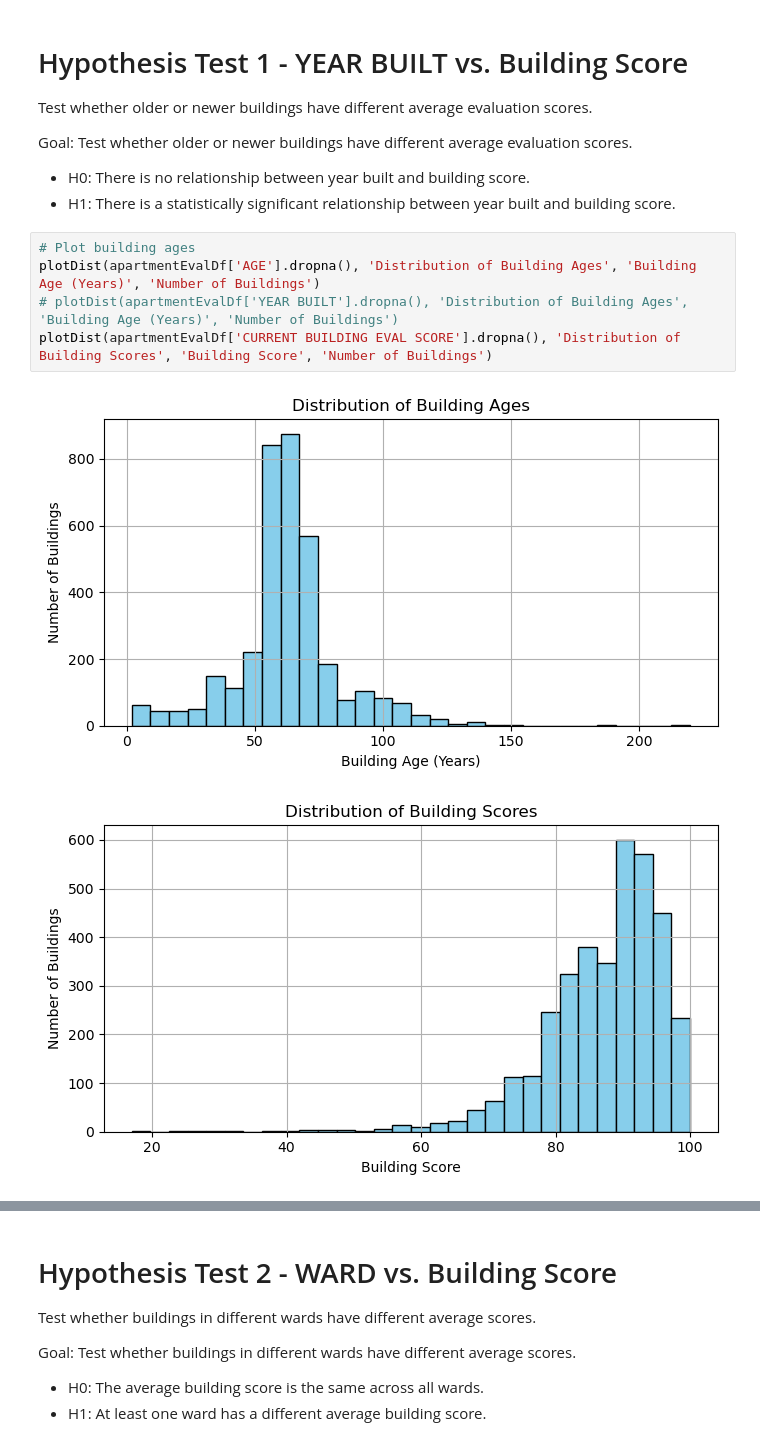
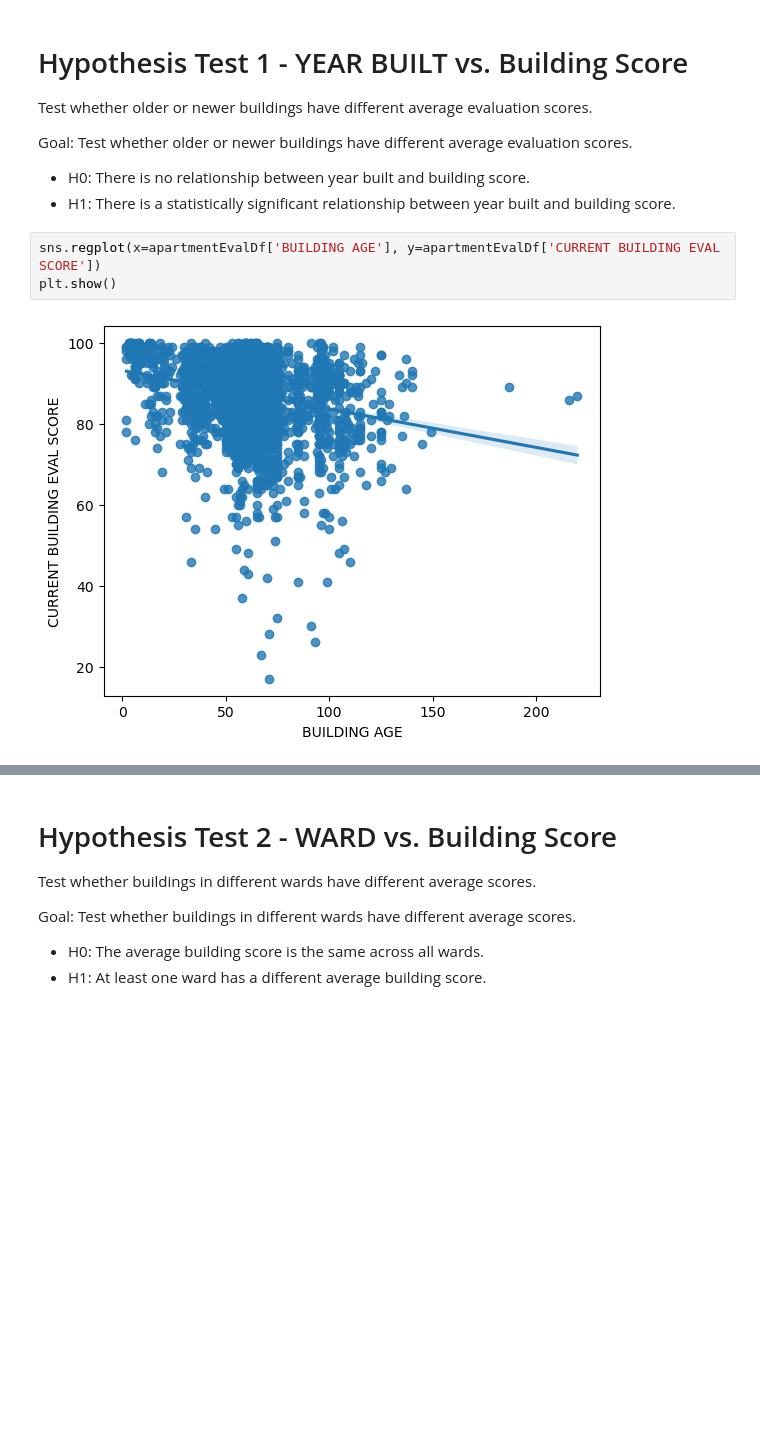
Before and after one commit to rodionol/DSStatsGroupProject, a Jupyter notebook: Term-Project-Group-1-vJN.ipynb, the cells around one changed output, grey strips where cells are left out. Cells and saved outputs as stored; diff of their text form; blank space fills up the shorter version.

```diff
--- a/Term-Project-Group-1-vJN.ipynb
+++ b/Term-Project-Group-1-vJN.ipynb
@@ -146,12 +147,9 @@ Goal: Test whether older or newer buildings have different average evaluation sc
 
 - H0: There is no relationship between year built and building score.
 - H1: There is a statistically significant relationship between year built and building score.
-# %%
-# Plot building ages
-plotDist(apartmentEvalDf['AGE'].dropna(), 'Distribution of Building Ages', 'Building Age (Years)', 'Number of Buildings')
-# plotDist(apartmentEvalDf['YEAR BUILT'].dropna(), 'Distribution of Building Ages', 'Building Age (Years)', 'Number of Buildings')
-plotDist(apartmentEvalDf['CURRENT BUILDING EVAL SCORE'].dropna(), 'Distribution of Building Scores', 'Building Score', 'Number of Buildings')
-# %% [output]
-[figure, removed]
-[figure, removed]
+# %%
+sns.regplot(x=apartmentEvalDf['BUILDING AGE'], y=apartmentEvalDf['CURRENT BUILDING EVAL SCORE'])
+plt.show()
+# %% [output]
+[figure, added]
 # %% [markdown]
```
Also changed, not shown: parts of 8 cells of this notebook.
